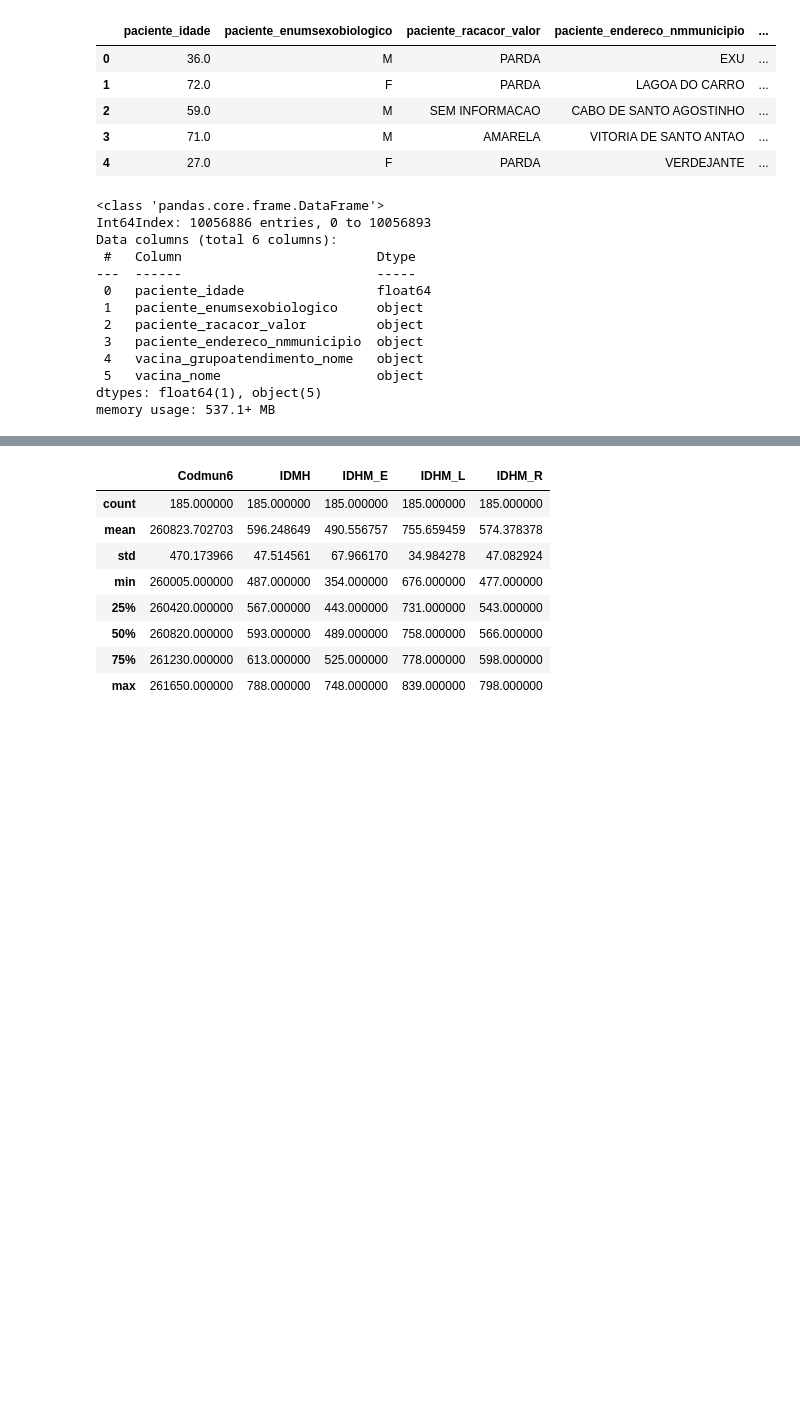
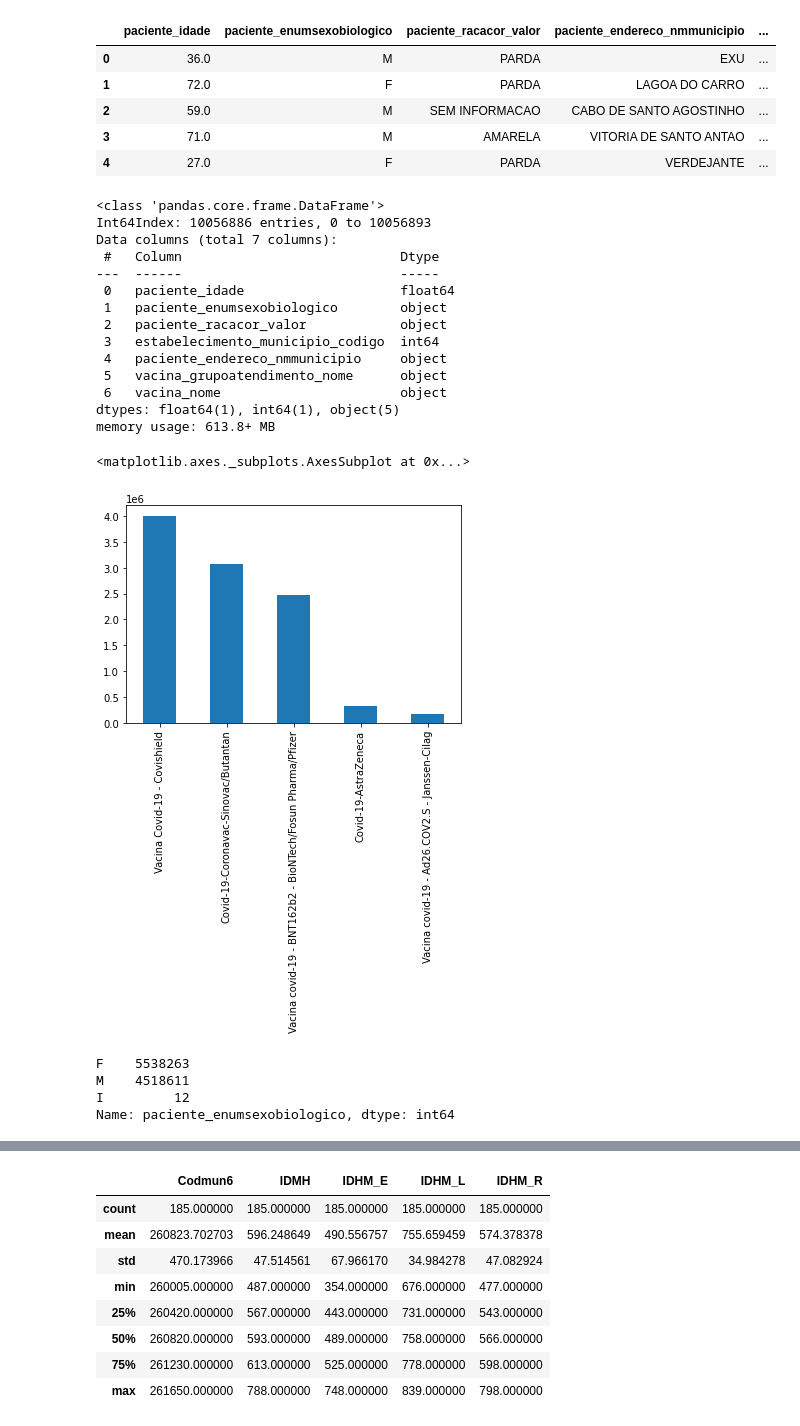
Before and after one commit to CamilaSDantas/vacina_covid19_pernambuco, a Jupyter notebook: VACINAxIDhPE.ipynb, the cells around one changed output, grey strips where cells are left out. Saved outputs shown, nothing was run; the diff lists cells and outputs as text; code cells hidden in the pictures; blank space fills up the shorter version.

```diff
--- a/VACINAxIDhPE.ipynb
+++ b/VACINAxIDhPE.ipynb
@@ -71,7 +72,7 @@ covid.head()
 | 3 | 0bc830d8-f280-43d2-b777-3b339d3a2... | b152bda3e59de654003c5c59fab10eced... | 71.0 | 1949-09-18 | M | ... |
 | 4 | 2acd9afb-2191-4b92-918e-d9bd46078... | 2ee331cd395a0c0b098670832fa4fa6d3... | 27.0 | 1994-03-20 | F | ... |
 # %%
-colunas = ['paciente_idade', 'paciente_enumsexobiologico', 'paciente_racacor_valor', 'paciente_endereco_nmmunicipio', 'vacina_grupoatendimento_nome', 'vacina_nome']
+colunas = ['paciente_idade', 'paciente_enumsexobiologico', 'paciente_racacor_valor','estabelecimento_municipio_codigo', 'paciente_endereco_nmmunicipio', 'vacina_grupoatendimento_nome', 'vacina_nome']
 covid = covid[colunas]
 # %%
 covid.head()
@@ -89,14 +90,17 @@ covid.info()
 # %% [output]
 <class 'pandas.core.frame.DataFrame'>
 Int64Index: 10056886 entries, 0 to 10056893
-Data columns (total 6 columns):
- #   Column                         Dtype
----  ------                         -----
- 0   paciente_idade                 float64
- 1   paciente_enumsexobiologico     object
- 2   paciente_racacor_valor         object
- 3   paciente_endereco_nmmunicipio  object
- 4   vacina_grupoatendimento_nome   object
- 5   vacina_nome                    object
-dtypes: float64(1), object(5)
-memory usage: 537.1+ MB
+Data columns (total 7 columns):
+ #   Column                            Dtype
+---  ------                            -----
+ 0   paciente_idade                    float64
+ 1   paciente_enumsexobiologico        object
+ 2   paciente_racacor_valor            object
+ 3   estabelecimento_municipio_codigo  int64
+ 4   paciente_endereco_nmmunicipio     object
+ 5   vacina_grupoatendimento_nome      object
+ 6   vacina_nome                       object
+dtypes: float64(1), int64(1), object(5)
+memory usage: 613.8+ MB
+# %%
+covid.rename(columns = {'paciente_idade':'idade'},inplace = True)
@@ -102,0 +109,5 @@ memory usage: 537.1+ MB
+# %%
+covid['vacina_nome'].value_counts().plot(kind='bar')
+# %% [output]
+<matplotlib.axes._subplots.AxesSubplot at 0x...>
+[figure, added]
@@ -102,0 +116,7 @@ memory usage: 537.1+ MB
+# %%
+sexo.head()
+# %% [output]
+F    5538263
+M    4518611
+I         12
+Name: paciente_enumsexobiologico, dtype: int64
```
Also changed, not shown: parts of 16 cells of this notebook.
